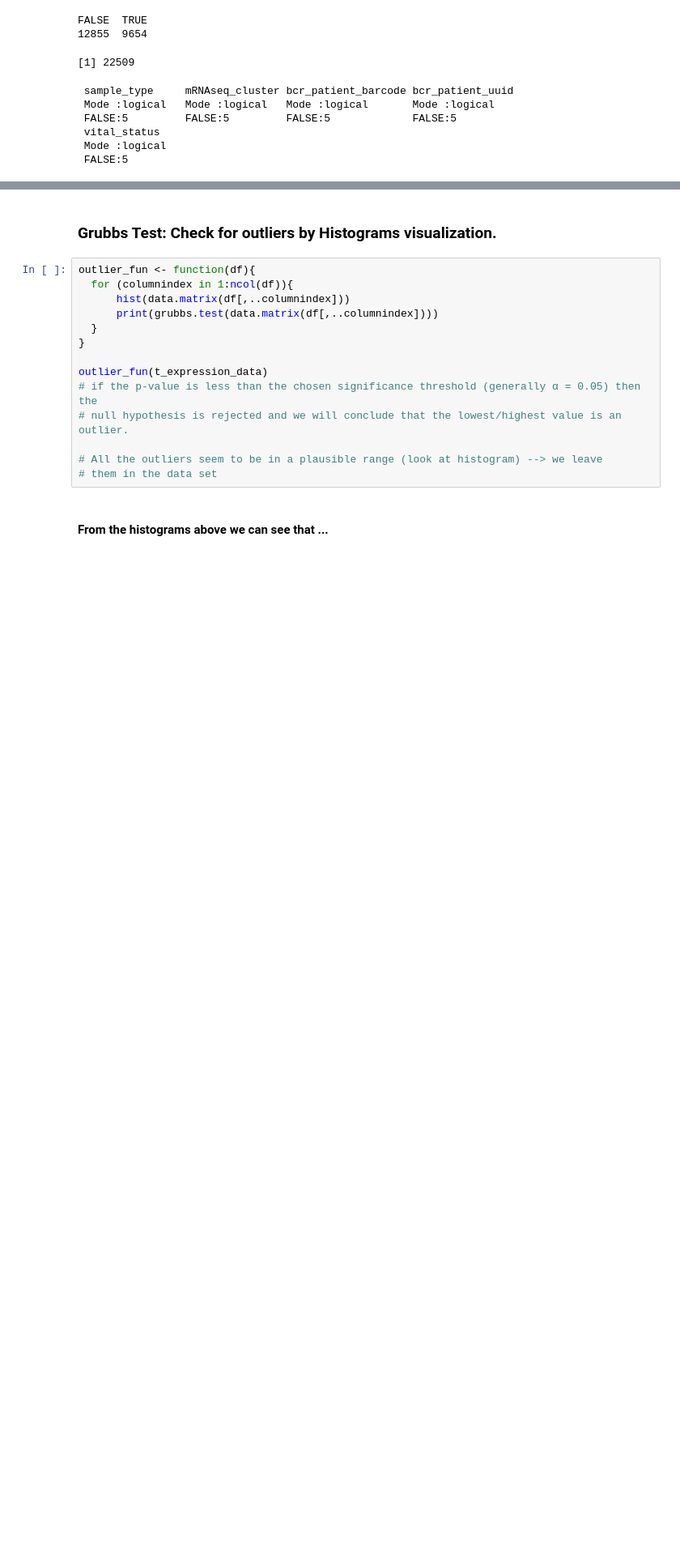
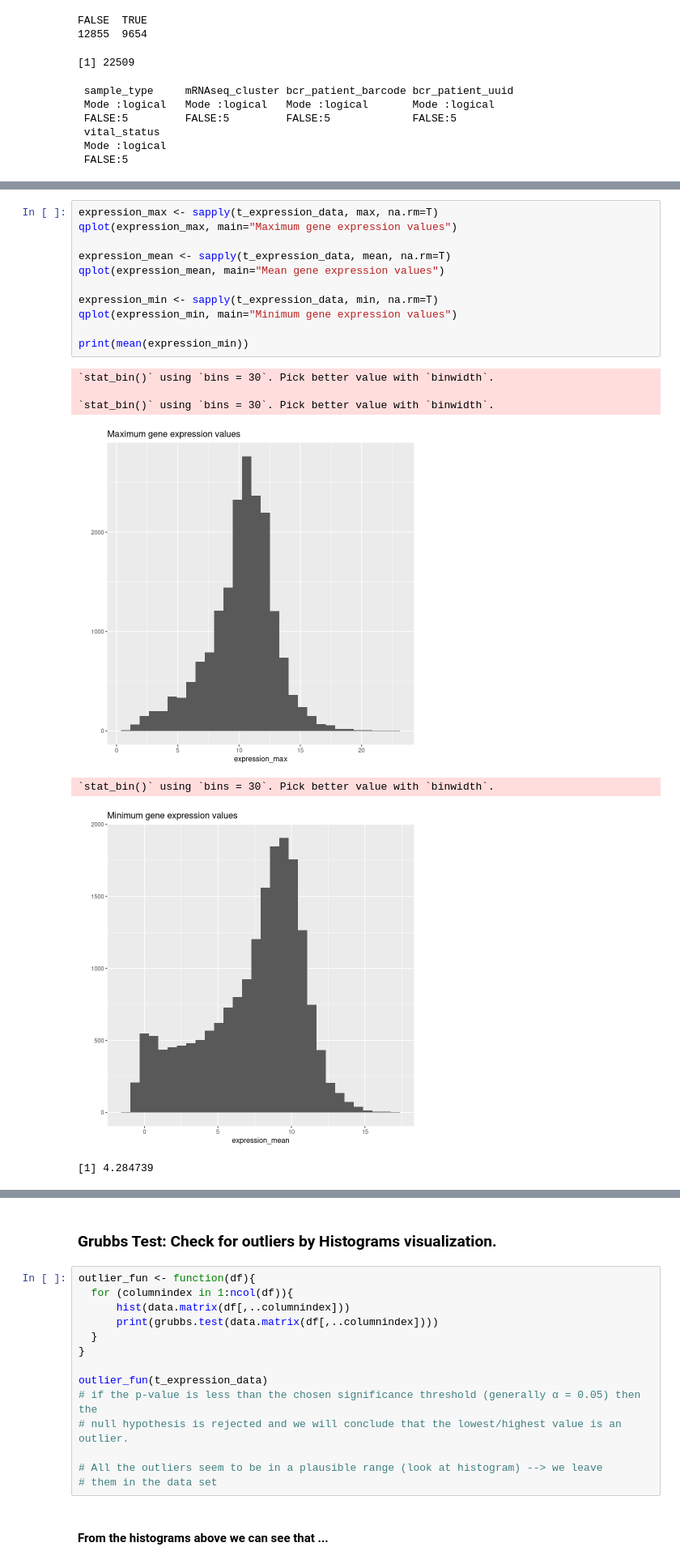
Before and after one commit to markmartorilopez/BigDataAnalytics_R, a Jupyter notebook: BigDataAnalytics_Project2021.ipynb, the cells around one changed output, grey strips where cells are left out. Shown at 81% size. Saved outputs shown, nothing was run; the diff lists cells and outputs as text; blank space fills up the shorter version.

Commit message:
plot gene expression min/max

```diff
--- a/BigDataAnalytics_Project2021.ipynb
+++ b/BigDataAnalytics_Project2021.ipynb
@@ -226,0 +222,19 @@ Traceback:
+# %%
+expression_max <- sapply(t_expression_data, max, na.rm=T)
+qplot(expression_max, main="Maximum gene expression values")
+
+expression_mean <- sapply(t_expression_data, mean, na.rm=T)
+qplot(expression_mean, main="Mean gene expression values")
+
+expression_min <- sapply(t_expression_data, min, na.rm=T)
+qplot(expression_min, main="Minimum gene expression values")
+
+print(mean(expression_min))
+# %% [output]
+`stat_bin()` using `bins = 30`. Pick better value with `binwidth`.
+
+`stat_bin()` using `bins = 30`. Pick better value with `binwidth`.
+[figure, added]
+`stat_bin()` using `bins = 30`. Pick better value with `binwidth`.
+[figure, added]
+[1] 4.284739
```
Also changed, not shown: parts of 8 cells of this notebook.
